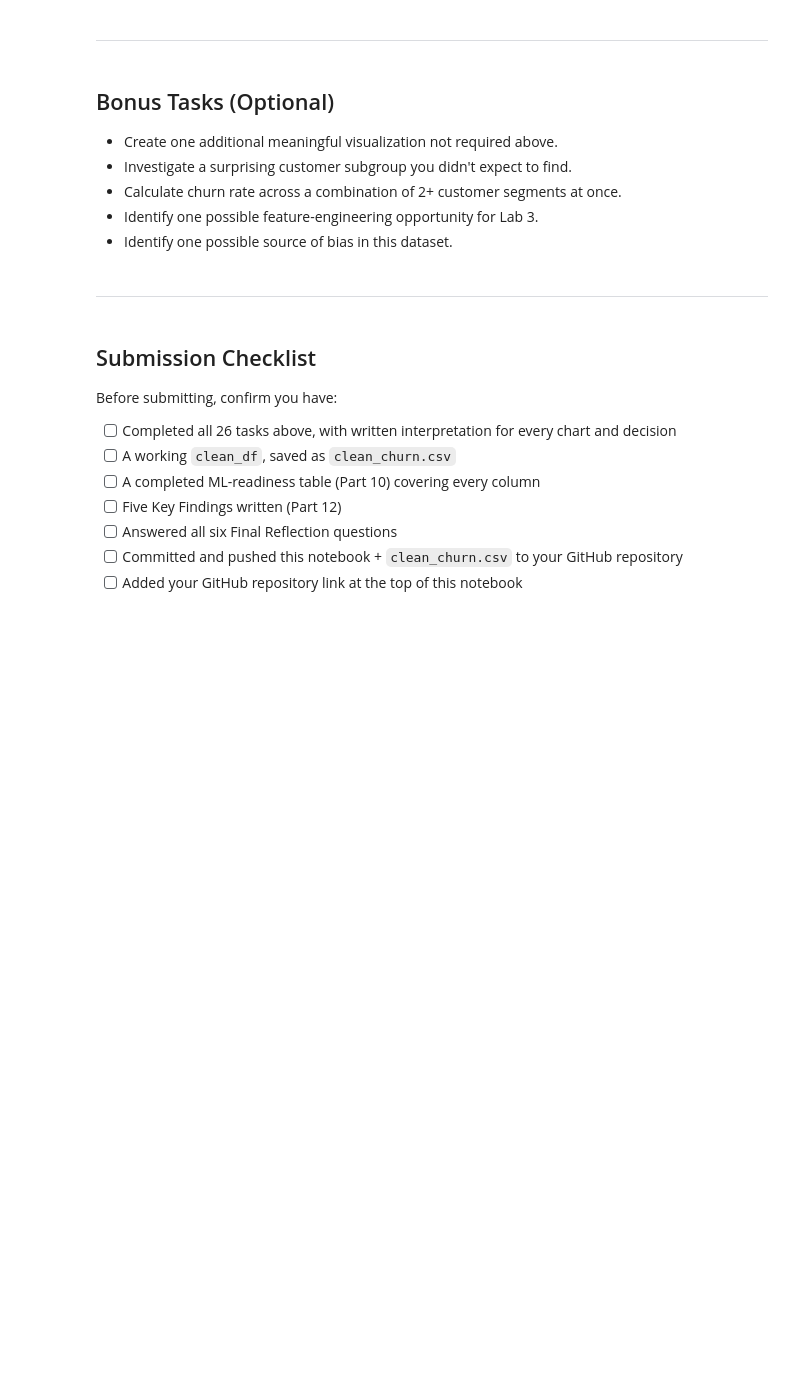
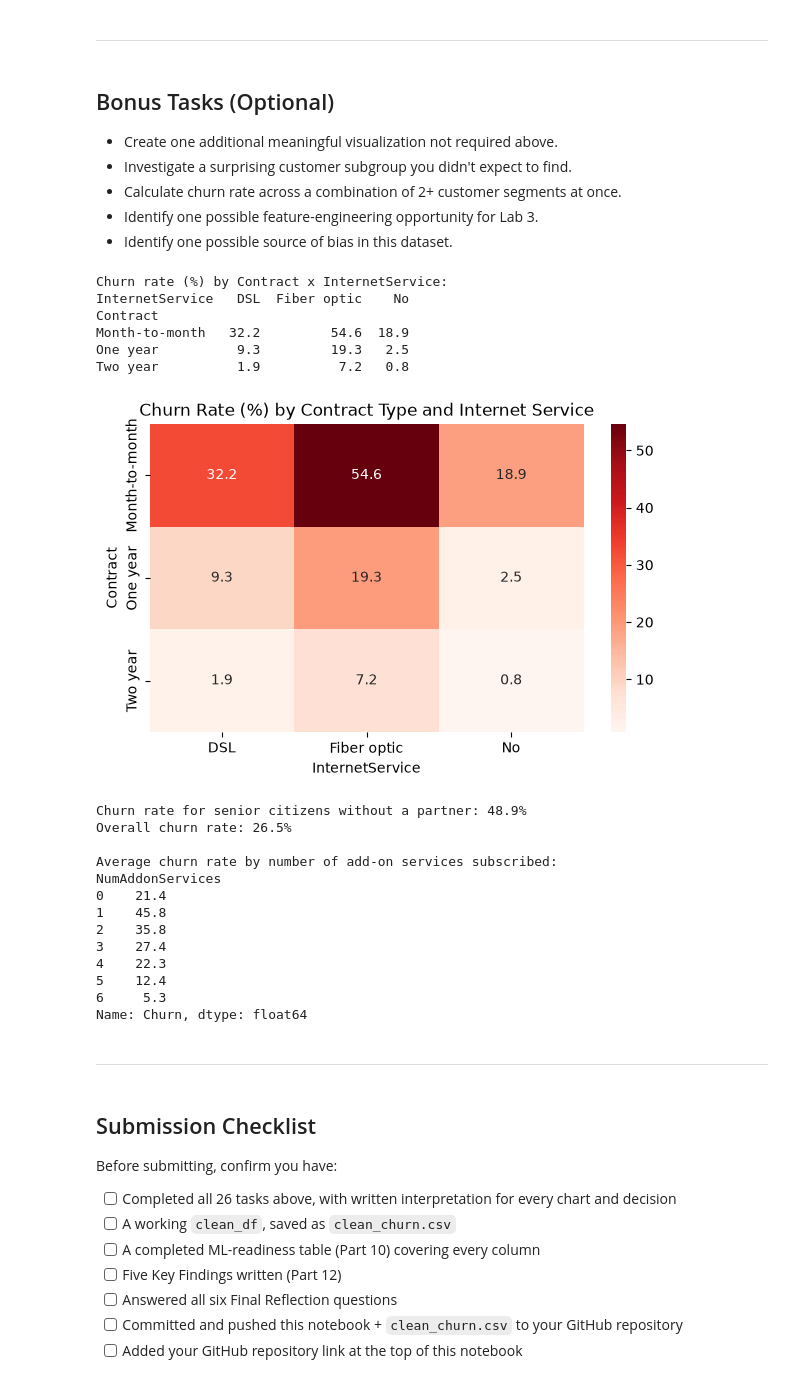
Before and after one commit to kamangerkhadija5-collab/ML_LAB, a Jupyter notebook: Lab2_Data_Cleaning_EDA_Template.ipynb, the cells around one changed output. Saved outputs shown, nothing was run; the diff lists cells and outputs as text; code cells hidden in the pictures; blank space fills up the shorter version.

```diff
--- a/Lab2_Data_Cleaning_EDA_Template.ipynb
+++ b/Lab2_Data_Cleaning_EDA_Template.ipynb
@@ -565,3 +650,50 @@ Repeat this block for each of your five findings.
+# %%
+# Bonus — optional exploration
+# 1. Additional visualization: churn rate across a combination of two segments
+#    (Contract type x Internet Service)
+combo = (df_clean.groupby(['Contract', 'InternetService'])['Churn']
+         .apply(lambda s: (s == 'Yes').mean() * 100)
+         .unstack())
+print("Churn rate (%) by Contract x InternetService:")
+print(combo.round(1))
+
+plt.figure(figsize=(7,4))
+sns.heatmap(combo, annot=True, fmt='.1f', cmap='Reds')
+plt.title('Churn Rate (%) by Contract Type and Internet Service')
+plt.show()
+
+# 2. Surprising subgroup: Senior citizens without a partner
+subgroup = df_clean[(df_clean['SeniorCitizen'] == 1) & (df_clean['Partner'] == 'No')]
+churn_rate_subgroup = (subgroup['Churn'] == 'Yes').mean() * 100
+print(f"\nChurn rate for senior citizens without a partner: {churn_rate_subgroup:.1f}%")
+print(f"Overall churn rate: {(df_clean['Churn']=='Yes').mean()*100:.1f}%")
+
+# 3. Feature-engineering opportunity: services count
+service_cols = ['OnlineSecurity','OnlineBackup','DeviceProtection','TechSupport','StreamingTV','StreamingMovies']
+df_clean['NumAddonServices'] = (df_clean[service_cols] == 'Yes').sum(axis=1)
+print("\nAverage churn rate by number of add-on services subscribed:")
+print(df_clean.groupby('NumAddonServices')['Churn'].apply(lambda s: (s=='Yes').mean()*100).round(1))
+# %% [output]
+Churn rate (%) by Contract x InternetService:
+InternetService   DSL  Fiber optic    No
+Contract
+Month-to-month   32.2         54.6  18.9
+One year          9.3         19.3   2.5
+Two year          1.9          7.2   0.8
+[figure, added]
+Churn rate for senior citizens without a partner: 48.9%
+Overall churn rate: 26.5%
+
+Average churn rate by number of add-on services subscribed:
+NumAddonServices
+0    21.4
+1    45.8
+2    35.8
+3    27.4
+4    22.3
+5    12.4
+6     5.3
+Name: Churn, dtype: float64
 # %% [markdown]
 ---
 # %% [markdown]
```
Also changed, not shown: parts of 16 cells of this notebook, 3 other files.
